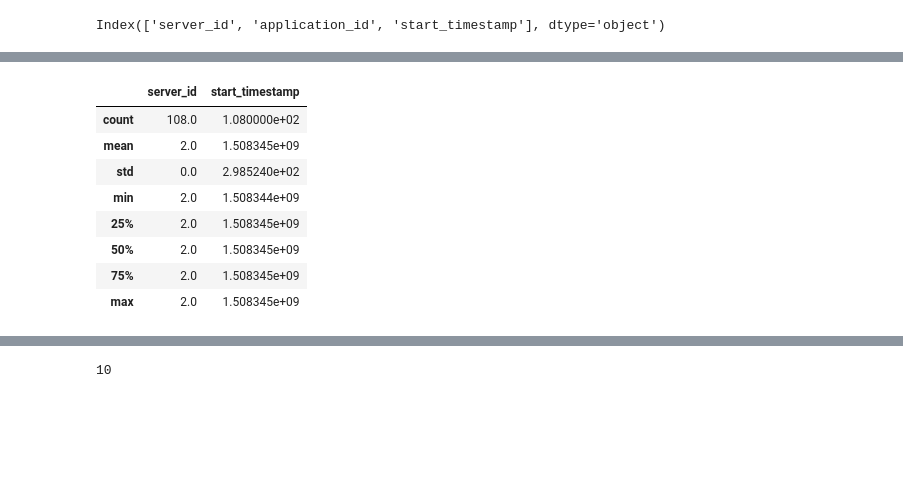
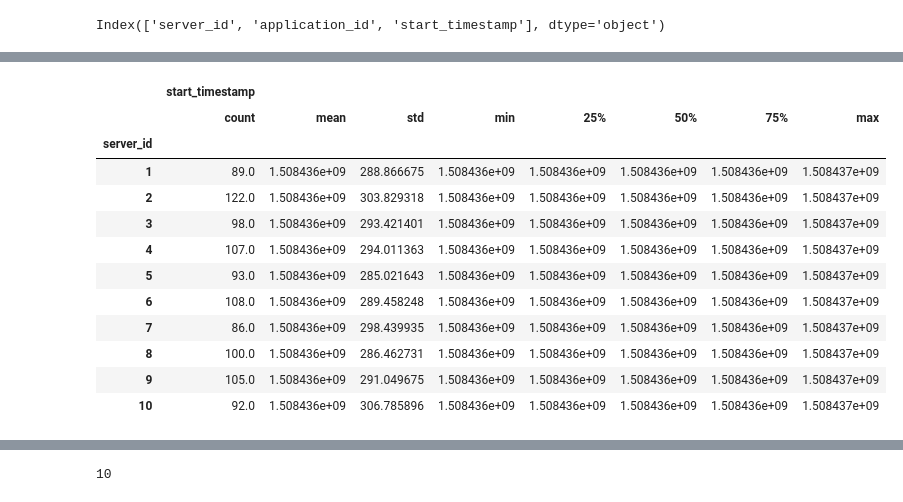
Before and after one commit to val-exp/ThinkOpen_Trial, a Jupyter notebook: Compitino.ipynb, the cells around one changed output, grey strips where cells are left out. Cells and saved outputs as stored; diff of their text form; code cells hidden in the pictures; blank space fills up the shorter version.

```diff
--- a/Compitino.ipynb
+++ b/Compitino.ipynb
@@ -56,15 +67,19 @@ df[:5]
 # %%
-df.groupby(df['server_id']).get_group(2).describe()
+df.groupby(df['server_id']).describe()
 # %% [output]
-|  | server_id | start_timestamp |
-| count | 108.0 | 1.080000e+02 |
-| mean | 2.0 | 1.508345e+09 |
-| std | 0.0 | 2.985240e+02 |
-| min | 2.0 | 1.508344e+09 |
-| 25% | 2.0 | 1.508345e+09 |
-| 50% | 2.0 | 1.508345e+09 |
-| 75% | 2.0 | 1.508345e+09 |
-| max | 2.0 | 1.508345e+09 |
+|  | start_timestamp |  |  |  |  |  |  |  |
+|  | count | mean | std | min | 25% | 50% | 75% | max |
+| server_id |  |  |  |  |  |  |  |  |
+| 1 | 89.0 | 1.508436e+09 | 288.866675 | 1.508436e+09 | 1.508436e+09 | 1.508436e+09 | 1.508436e+09 | 1.508437e+09 |
+| 2 | 122.0 | 1.508436e+09 | 303.829318 | 1.508436e+09 | 1.508436e+09 | 1.508436e+09 | 1.508436e+09 | 1.508437e+09 |
+| 3 | 98.0 | 1.508436e+09 | 293.421401 | 1.508436e+09 | 1.508436e+09 | 1.508436e+09 | 1.508436e+09 | 1.508437e+09 |
+| 4 | 107.0 | 1.508436e+09 | 294.011363 | 1.508436e+09 | 1.508436e+09 | 1.508436e+09 | 1.508436e+09 | 1.508437e+09 |
+| 5 | 93.0 | 1.508436e+09 | 285.021643 | 1.508436e+09 | 1.508436e+09 | 1.508436e+09 | 1.508436e+09 | 1.508437e+09 |
+| 6 | 108.0 | 1.508436e+09 | 289.458248 | 1.508436e+09 | 1.508436e+09 | 1.508436e+09 | 1.508436e+09 | 1.508437e+09 |
+| 7 | 86.0 | 1.508436e+09 | 298.439935 | 1.508436e+09 | 1.508436e+09 | 1.508436e+09 | 1.508436e+09 | 1.508437e+09 |
+| 8 | 100.0 | 1.508436e+09 | 286.462731 | 1.508436e+09 | 1.508436e+09 | 1.508436e+09 | 1.508436e+09 | 1.508437e+09 |
+| 9 | 105.0 | 1.508436e+09 | 291.049675 | 1.508436e+09 | 1.508436e+09 | 1.508436e+09 | 1.508436e+09 | 1.508437e+09 |
+| 10 | 92.0 | 1.508436e+09 | 306.785896 | 1.508436e+09 | 1.508436e+09 | 1.508436e+09 | 1.508436e+09 | 1.508437e+09 |
 # %%
 p=pd.Series()
 for i in range(1,11):
```
Also changed, not shown: parts of 13 cells of this notebook, 2 other files.
